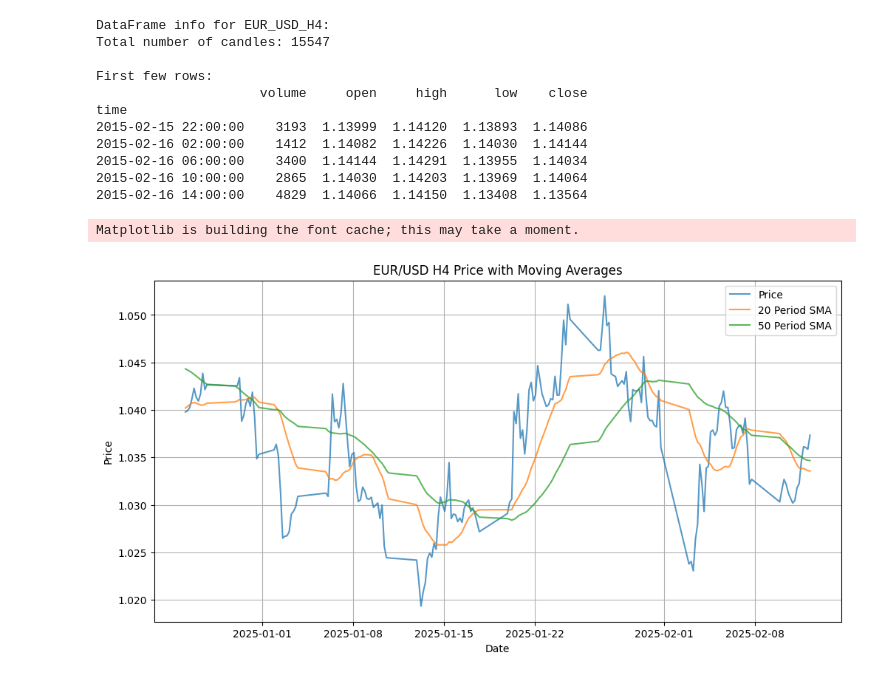
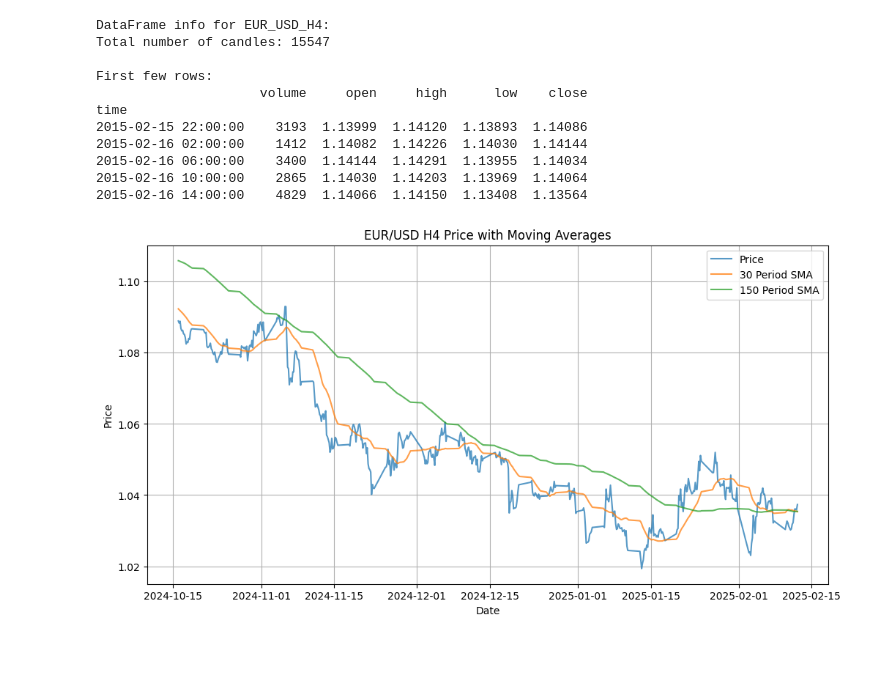
Before and after one commit to tadams95/4ex.ninja, a Jupyter notebook: 4ex.ninja/explorations/MA_test.ipynb, the cells around one changed output. Drawn from its saved outputs; the diff is of its cells as text; code cells hidden in the pictures; blank space fills up the shorter version.

```diff
--- a/4ex.ninja/explorations/MA_test.ipynb
+++ b/4ex.ninja/explorations/MA_test.ipynb
@@ -77,40 +77,39 @@ time
 2015-02-16 14:00:00    4829  1.14066  1.14150  1.13408  1.13564
 # %%
 # Calculate moving averages
-df_EURUSD_H4["SMA_20"] = calculate_sma(df_EURUSD_H4["close"], [20])[
-    "sma_20"
+df_EURUSD_H4["SMA_30"] = calculate_sma(df_EURUSD_H4["close"], [30])[
+    "sma_30"
 ]  # Pass period as a list
-df_EURUSD_H4["SMA_50"] = calculate_sma(df_EURUSD_H4["close"], [50])[
-    "sma_50"
+df_EURUSD_H4["SMA_150"] = calculate_sma(df_EURUSD_H4["close"], [150])[
+    "sma_150"
 ]  # Pass period as a list
 
 # Import plotting library
 import matplotlib.pyplot as plt
 
 # Create the plot
 plt.figure(figsize=(12, 6))
 plt.plot(
-    df_EURUSD_H4.index[-200:], df_EURUSD_H4["close"][-200:], label="Price", alpha=0.75
+    df_EURUSD_H4.index[-500:], df_EURUSD_H4["close"][-500:], label="Price", alpha=0.75
 )
 plt.plot(
-    df_EURUSD_H4.index[-200:],
-    df_EURUSD_H4["SMA_20"][-200:],
-    label="20 Period SMA",
+    df_EURUSD_H4.index[-500:],
+    df_EURUSD_H4["SMA_30"][-500:],
+    label="30 Period SMA",
     alpha=0.75,
 )
 plt.plot(
-    df_EURUSD_H4.index[-200:],
-    df_EURUSD_H4["SMA_50"][-200:],
-    label="50 Period SMA",
+    df_EURUSD_H4.index[-500:],
+    df_EURUSD_H4["SMA_150"][-500:],
+    label="150 Period SMA",
     alpha=0.75,
 )
 
 plt.title("EUR/USD H4 Price with Moving Averages")
 plt.xlabel("Date")
 plt.ylabel("Price")
 plt.legend()
 plt.grid(True)
 plt.show()
 # %% [output]
-Matplotlib is building the font cache; this may take a moment.
-[figure, old version]
+[figure, new version]
```
Also changed, not shown: parts of 1 cell of this notebook.
